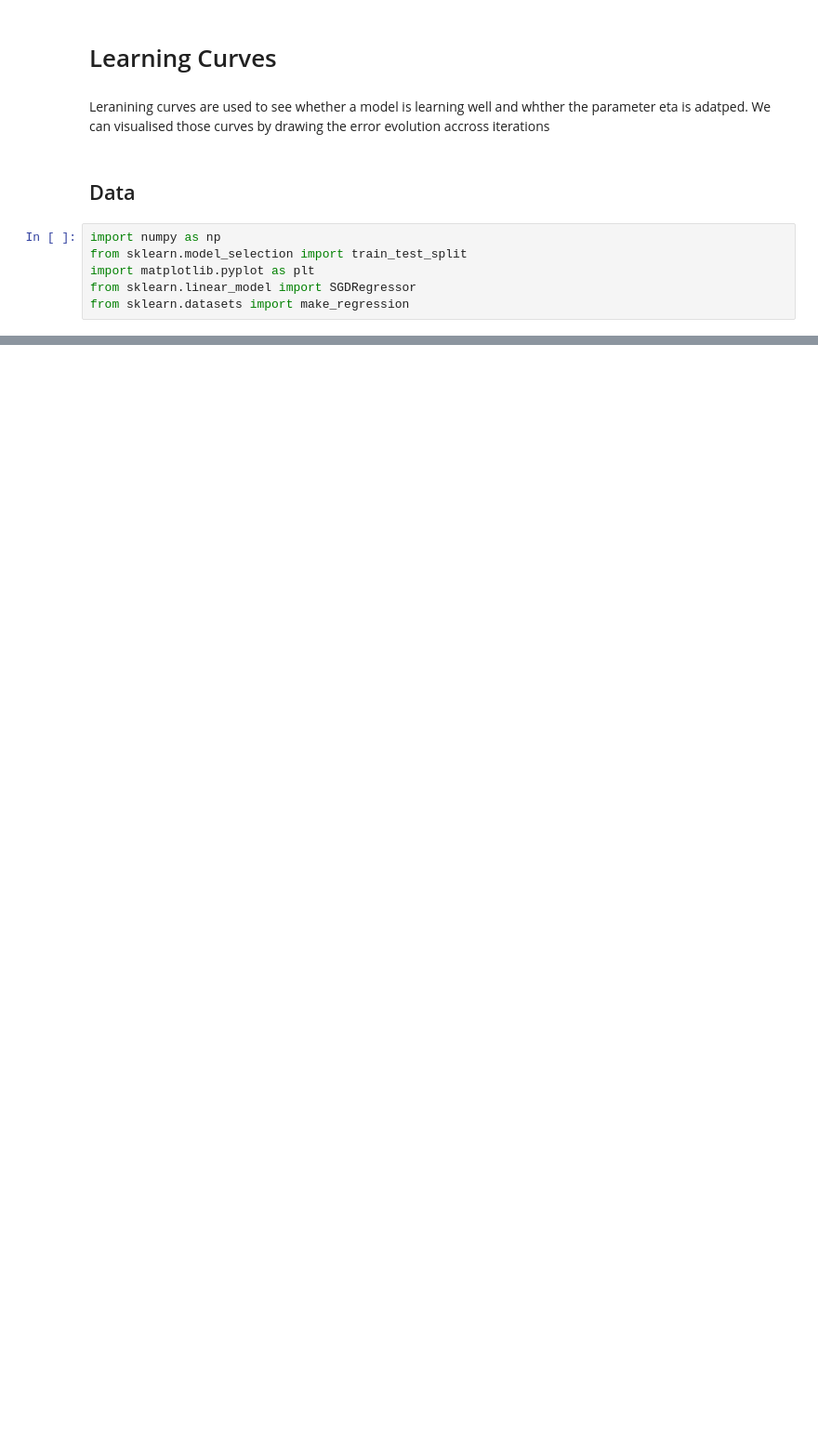
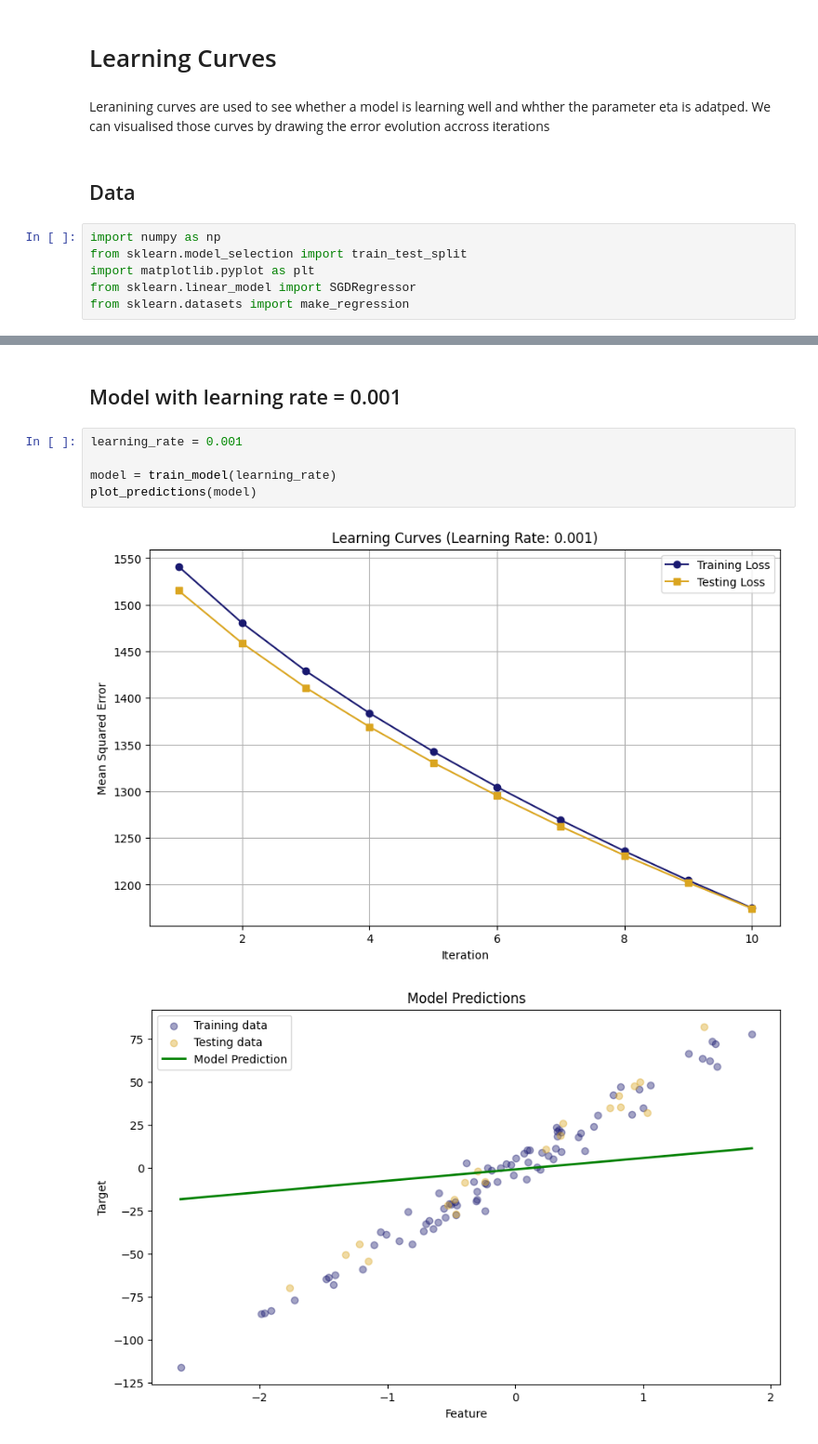
Before and after one commit to cruchau/machine_learning, a Jupyter notebook: linear_model/regression/04_learning_curves.ipynb, the cells around one changed output, grey strips where cells are left out. Shown: that part at 93% size. Drawn from its saved outputs; the diff is of its cells as text; blank space fills up the shorter version.

```diff
--- a/linear_model/regression/04_learning_curves.ipynb
+++ b/linear_model/regression/04_learning_curves.ipynb
@@ -28,0 +113,10 @@ plt.show()
+# %% [markdown]
+## Model with learning rate = 0.001
+# %%
+learning_rate = 0.001
+
+model = train_model(learning_rate)
+plot_predictions(model)
+# %% [output]
+[figure, added]
+[figure, added]
```
Also changed, not shown: parts of 14 cells of this notebook.
